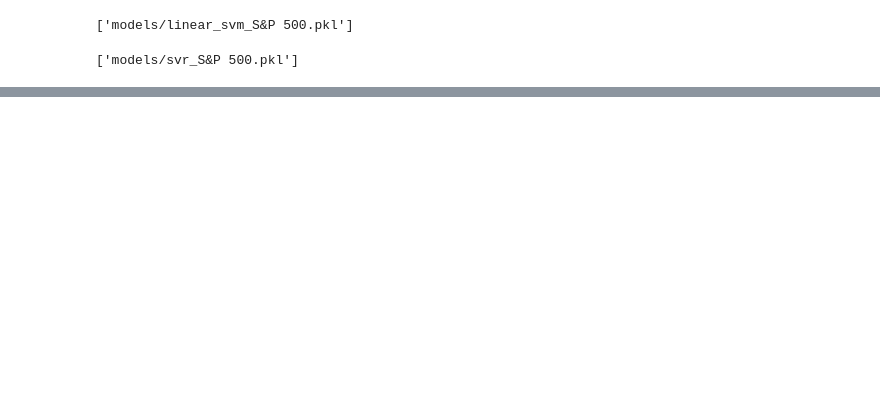
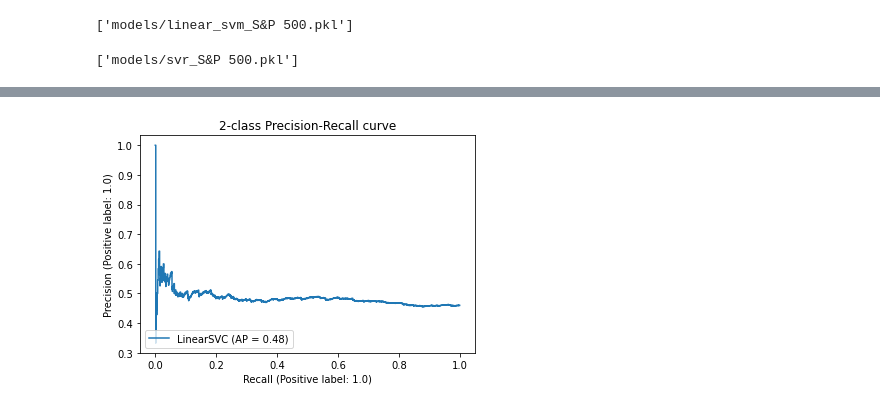
Before and after one commit to adamgulyas/backtesting-lab, a Jupyter notebook: model_training.ipynb, the cells around one changed output, grey strips where cells are left out. Saved outputs shown, nothing was run; the diff lists cells and outputs as text; code cells hidden in the pictures; blank space fills up the shorter version.

```diff
--- a/model_training.ipynb
+++ b/model_training.ipynb
@@ -196,0 +211,4 @@ trained_svr.score(X_test, y_test)
+# %%
+get_metrics(linear_svm, 'precision_recall_curve')
+# %% [output]
+[figure, added]
```
Also changed, not shown: parts of 12 cells of this notebook, 13 other files.
